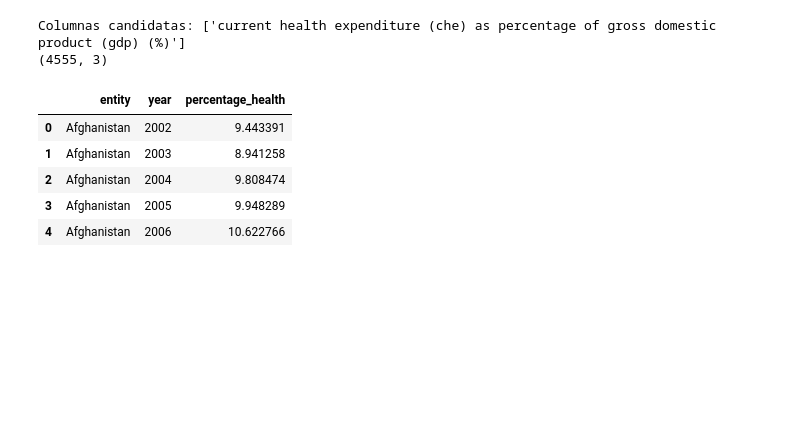
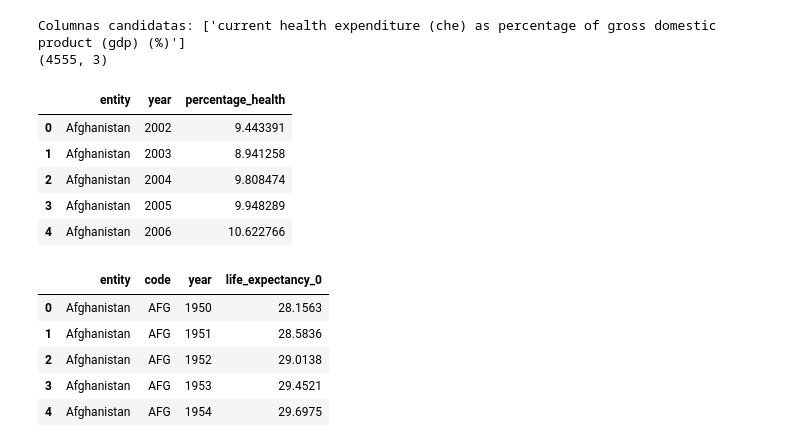
Before and after one commit to zaratemontserrat74-afk/Big-Data, a Jupyter notebook: U3_1_probabilidad_estatistica/notebooks/U3_2_Preparacion_dataset.ipynb, the cells around one changed output. Drawn from its saved outputs; the diff is of its cells as text; code cells hidden in the pictures; blank space fills up the shorter version.

```diff
--- a/U3_1_probabilidad_estatistica/notebooks/U3_2_Preparacion_dataset.ipynb
+++ b/U3_1_probabilidad_estatistica/notebooks/U3_2_Preparacion_dataset.ipynb
@@ -476,3 +491,14 @@ Columnas candidatas: ['current health expenditure (che) as percentage of gross d
 | 2 | Afghanistan | 2004 | 9.808474 |
 | 3 | Afghanistan | 2005 | 9.948289 |
 | 4 | Afghanistan | 2006 | 10.622766 |
+# %%
+df_life = pd.read_csv("https://ourworldindata.org/grapher/life-expectancy.csv?v=1&csvType=full&useColumnShortNames=true", storage_options = {'User-Agent': 'Our World In Data data fetch/1.0'})
+
+df_life.head(5)
+# %% [output]
+|  | entity | code | year | life_expectancy_0 |
+| 0 | Afghanistan | AFG | 1950 | 28.1563 |
+| 1 | Afghanistan | AFG | 1951 | 28.5836 |
+| 2 | Afghanistan | AFG | 1952 | 29.0138 |
+| 3 | Afghanistan | AFG | 1953 | 29.4521 |
+| 4 | Afghanistan | AFG | 1954 | 29.6975 |
```
Also changed, not shown: parts of 4 cells of this notebook, 1 other file.
